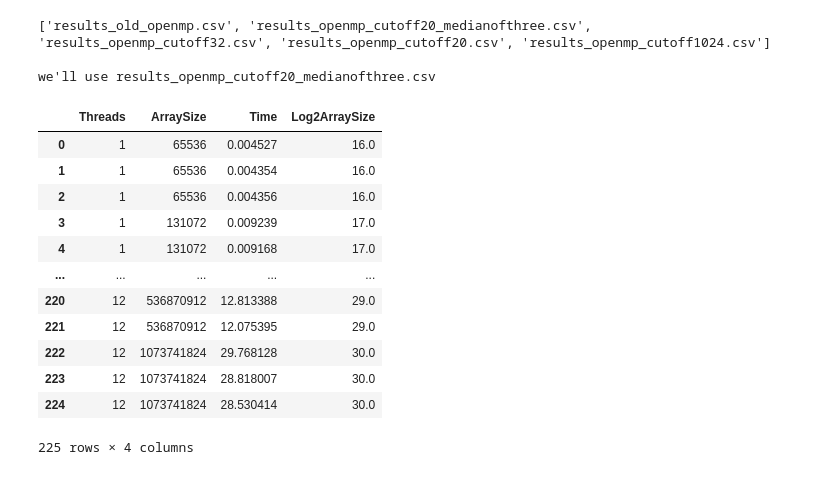
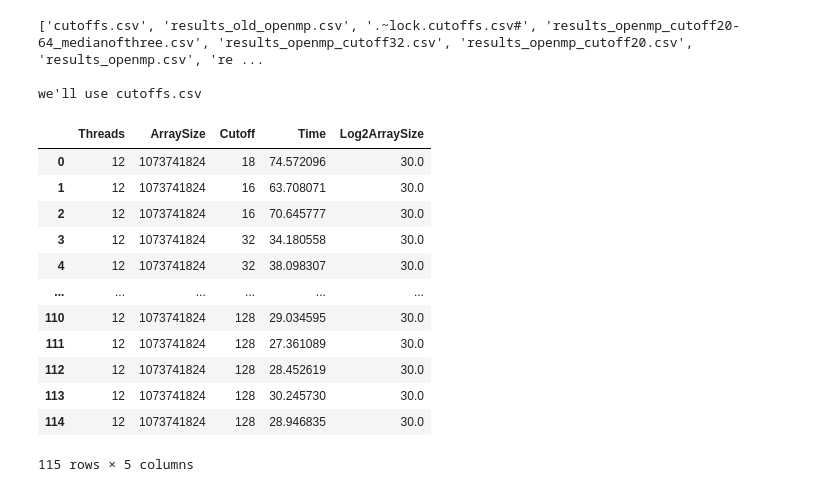
Before and after one commit to TheAgaveFairy/qs, a Jupyter notebook: jupyter/plt.ipynb, the cells around one changed output. Cells and saved outputs as stored; diff of their text form; code cells hidden in the pictures.

```diff
--- a/jupyter/plt.ipynb
+++ b/jupyter/plt.ipynb
@@ -6,25 +6,25 @@ import os
 # %%
 results_dir = r'../results'
 filenames = os.listdir(results_dir)
-print(filenames, "\n\nwe'll use", filenames[1])
-df = pd.read_csv(os.path.join(results_dir, filenames[1]))
+print(filenames, "\n\nwe'll use", filenames[0])
+df = pd.read_csv(os.path.join(results_dir, filenames[0]))
 df['Log2ArraySize'] = np.log2(df['ArraySize'])
 df
 # %% [output]
-['results_old_openmp.csv', 'results_openmp_cutoff20_medianofthree.csv', 'results_openmp_cutoff32.csv', 'results_openmp_cutoff20.csv', 'results_openmp_cutoff1024.csv']
+['cutoffs.csv', 'results_old_openmp.csv', '.~lock.cutoffs.csv#', 'results_openmp_cutoff20-64_medianofthree.csv', 'results_openmp_cutoff32.csv', 'results_openmp_cutoff20.csv', 'results_openmp.csv', 're ...
 
-we'll use results_openmp_cutoff20_medianofthree.csv
+we'll use cutoffs.csv
-|  | Threads | ArraySize | Time | Log2ArraySize |
-| 0 | 1 | 65536 | 0.004527 | 16.0 |
-| 1 | 1 | 65536 | 0.004354 | 16.0 |
-| 2 | 1 | 65536 | 0.004356 | 16.0 |
-| 3 | 1 | 131072 | 0.009239 | 17.0 |
-| 4 | 1 | 131072 | 0.009168 | 17.0 |
-| ... | ... | ... | ... | ... |
-| 220 | 12 | 536870912 | 12.813388 | 29.0 |
-| 221 | 12 | 536870912 | 12.075395 | 29.0 |
-| 222 | 12 | 1073741824 | 29.768128 | 30.0 |
-| 223 | 12 | 1073741824 | 28.818007 | 30.0 |
-| 224 | 12 | 1073741824 | 28.530414 | 30.0 |
+|  | Threads | ArraySize | Cutoff | Time | Log2ArraySize |
+| 0 | 12 | 1073741824 | 18 | 74.572096 | 30.0 |
+| 1 | 12 | 1073741824 | 16 | 63.708071 | 30.0 |
+| 2 | 12 | 1073741824 | 16 | 70.645777 | 30.0 |
+| 3 | 12 | 1073741824 | 32 | 34.180558 | 30.0 |
+| 4 | 12 | 1073741824 | 32 | 38.098307 | 30.0 |
+| ... | ... | ... | ... | ... | ... |
+| 110 | 12 | 1073741824 | 128 | 29.034595 | 30.0 |
+| 111 | 12 | 1073741824 | 128 | 27.361089 | 30.0 |
+| 112 | 12 | 1073741824 | 128 | 28.452619 | 30.0 |
+| 113 | 12 | 1073741824 | 128 | 30.245730 | 30.0 |
+| 114 | 12 | 1073741824 | 128 | 28.946835 | 30.0 |
-225 rows × 4 columns
+115 rows × 5 columns
 # %%
```
Also changed, not shown: parts of 4 cells of this notebook, 5 other files.
